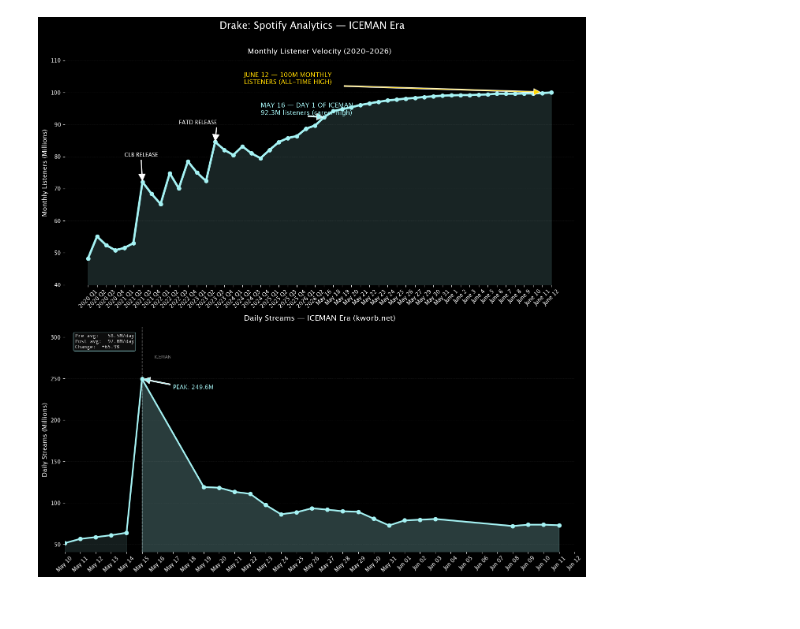
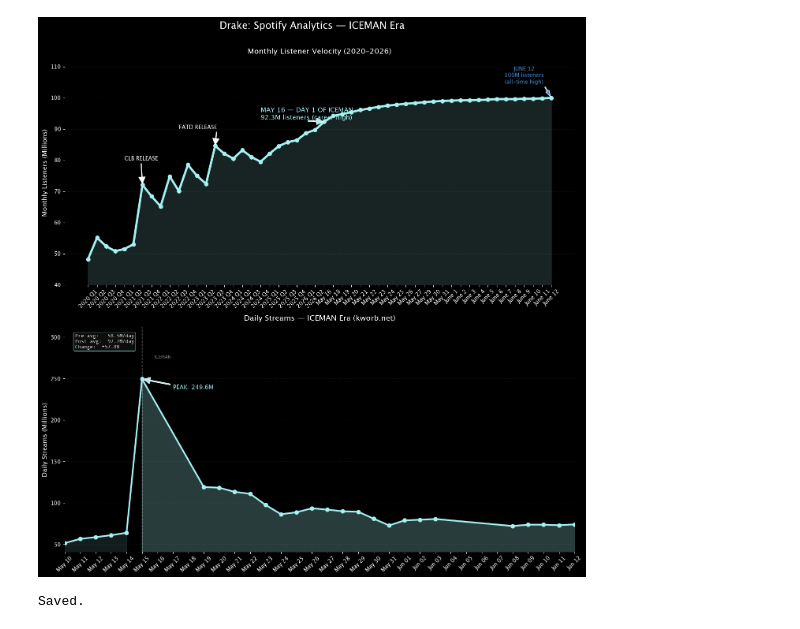
Before and after one commit to john15young/Spotify-First-Week-Streaming-Predictor, a Jupyter notebook: Drake Spotify Monthly Listeners.ipynb, the cells around one changed output. Drawn from its saved outputs; the diff is of its cells as text; code cells hidden in the pictures.

```diff
--- a/Drake Spotify Monthly Listeners.ipynb
+++ b/Drake Spotify Monthly Listeners.ipynb
@@ -5,7 +5,7 @@ import pandas as pd
 
 plt.style.use('dark_background')
 ICEMAN_BLUE = '#A5F2F3'
-GOLD = '#FFD700'
+MILESTONE_BLUE = '#4A90D9'
 
 # ── DATA ──────────────────────────────────────────────────────────────────────
 # open.spotify.com/artist/3TVXtAsR1Inumwj472S9r4 → monthly listeners
@@ -31,10 +31,10 @@ listener_data = {
 stream_data = {
     'Date':    ['2026-05-10','2026-05-11','2026-05-12','2026-05-13','2026-05-14',
                 '2026-05-15','2026-05-16','2026-05-17','2026-05-18','2026-05-19',
-                '2026-05-20','2026-05-21','2026-05-22','2026-05-23','2026-05-24','2026-05-25', '2026-05-26', '2026-05-27','2026-05-28', '2026-05-29', '2026-05-30', '2026-05-31', '2026-06-01', '2026-06-02', '2026-06-03', '2026-06-08', '2026-06-09', '2026-06-10', '2026-06-11'],
+                '2026-05-20','2026-05-21','2026-05-22','2026-05-23','2026-05-24','2026-05-25', '2026-05-26', '2026-05-27','2026-05-28', '2026-05-29', '2026-05-30', '2026-05-31', '2026-06-01', '2026-06-02', '2026-06-03', '2026-06-08', '2026-06-09', '2026-06-10', '2026-06-11', '2026-06-12', '2026-06-13', '2026-06-14', '2026-06-15'],
     'Streams': [51.6, 56.7, 58.8, 61.1, 64.1,
                 249.6, None, None, None,
-                119.2, 118.4, 113.4, 111.1, 97.7, 86.4, 88.8, 93.6, 92, 90, 89.4, 81.1, 72.9, 79, 79.8, 80.7, 72.2, 73.8, 73.8, 73.2]
+                119.2, 118.4, 113.4, 111.1, 97.7, 86.4, 88.8, 93.6, 92, 90, 89.4, 81.1, 72.9, 79, 79.8, 80.7, 72.2, 73.8, 73.8, 73.2, 74.1, 69.2, 61.2, 65.5]
 }
 
 # ── CONFIG ────────────────────────────────────────────────────────────────────
@@ -47,7 +47,7 @@ if has_streams:
     df_s = pd.DataFrame(stream_data)
     df_s['Date'] = pd.to_datetime(df_s['Date'])
     df_s = df_s.sort_values('Date').reset_index(drop=True)
-    df_s = df_s.dropna(subset=['Streams'])          # drop unconfirmed days
+    df_s = df_s.dropna(subset=['Streams'])
     pre  = df_s[df_s['Date'] <  RELEASE_DATE]
     post = df_s[df_s['Date'] >= RELEASE_DATE]
 
@@ -96,24 +96,22 @@ ax1.annotate('MAY 16 — DAY 1 OF ICEMAN\n92.3M listeners (career high)',
              arrowprops=dict(facecolor=ICEMAN_BLUE, shrink=0.05, width=2),
              fontsize=12, fontweight='bold', color=ICEMAN_BLUE)
 
-# Milestone: 100M monthly listeners reached June 12
-ax1.annotate('JUNE 12 — 100M MONTHLY\nLISTENERS (ALL-TIME HIGH)',
-             xy=('June 12', 100), xytext=('2025 Q3', 102.5),
-             arrowprops=dict(facecolor=GOLD, shrink=0.05, width=2),
-             fontsize=12, fontweight='bold', color=GOLD, ha='center')
+ax1.annotate('JUNE 12\n100M listeners\n(all-time high)',
+             xy=('June 12', 100),
+             xytext=('June 9', 104.5),
+             arrowprops=dict(facecolor=MILESTONE_BLUE, shrink=0.08, width=1.5, headwidth=7),
+             fontsize=10, fontweight='bold', color=MILESTONE_BLUE, ha='center')
 
 ax1.set_title("Monthly Listener Velocity (2020–2026)", fontsize=14, pad=12)
 ax1.set_ylabel("Monthly Listeners (Millions)", fontsize=12)
 ax1.tick_params(axis='x', rotation=45)
-ax1.set_ylim(40, 110)
+ax1.set_ylim(40, 112)
 clean_ax(ax1)
 
 # ── CHART 2: DAILY STREAMS ────────────────────────────────────────────────────
 if has_streams and not df_s.empty:
-    # Continuous line across all confirmed points
     ax2.plot(df_s['Date'], df_s['Streams'], color=ICEMAN_BLUE, linewidth=3, zorder=2)
 
-    # Pre/post fills and scatter dots
     if not pre.empty:
         ax2.fill_between(pre['Date'], pre['Streams'], color=ICEMAN_BLUE, alpha=0.12)
         ax2.scatter(pre['Date'], pre['Streams'], color=ICEMAN_BLUE, s=50, zorder=5)
@@ -127,31 +125,35 @@ if has_streams and not df_s.empty:
                      xytext=(peak['Date'] + pd.Timedelta(days=2), peak['Streams'] * 0.95),
                      arrowprops=dict(facecolor=ICEMAN_BLUE, shrink=0.05, width=2),
                      fontsize=11, fontweight='bold', color=ICEMAN_BLUE)
 
     pre_avg  = pre['Streams'].mean()  if not pre.empty  else 0
     post_avg = post['Streams'].mean() if not post.empty else 0
     if pre_avg and post_avg:
         pct = (post_avg - pre_avg) / pre_avg * 100
         ax2.text(0.02, 0.97, f"Pre avg:   {pre_avg:.1f}M/day\nPost avg:  {post_avg:.1f}M/day\nChange:  {pct:+.1f}%",
                  transform=ax2.transAxes, fontsize=9, verticalalignment='top',
                  family='monospace', color='white',
                  bbox=dict(boxstyle='round', facecolor='#111', alpha=0.8,
                            edgecolor=ICEMAN_BLUE, linewidth=0.8))
 
     y_min = df_s['Streams'].min() * 0.8
     y_max = df_s['Streams'].max() * 1.25
     ax2.set_ylim(y_min, y_max)
     add_release_line(ax2)
     set_date_axis(ax2)
 else:
     empty_chart(ax2, 'No stream data yet\nAdd dates + streams to stream_data above')
     ax2.set_ylim(0, 60)
 
 ax2.set_title("Daily Streams — ICEMAN Era (kworb.net)", fontsize=14, pad=12)
 ax2.set_ylabel("Daily Streams (Millions)", fontsize=12)
 clean_ax(ax2)
 
 plt.tight_layout()
+plt.savefig('drake_iceman_analytics.png', dpi=150, bbox_inches='tight', facecolor='#0d0d0d')
 plt.show()
+plt.close()
+print("Saved.")
 # %% [output]
-[figure, old version]
+[figure, new version]
+Saved.
```
Also changed, not shown: 2 other files.
